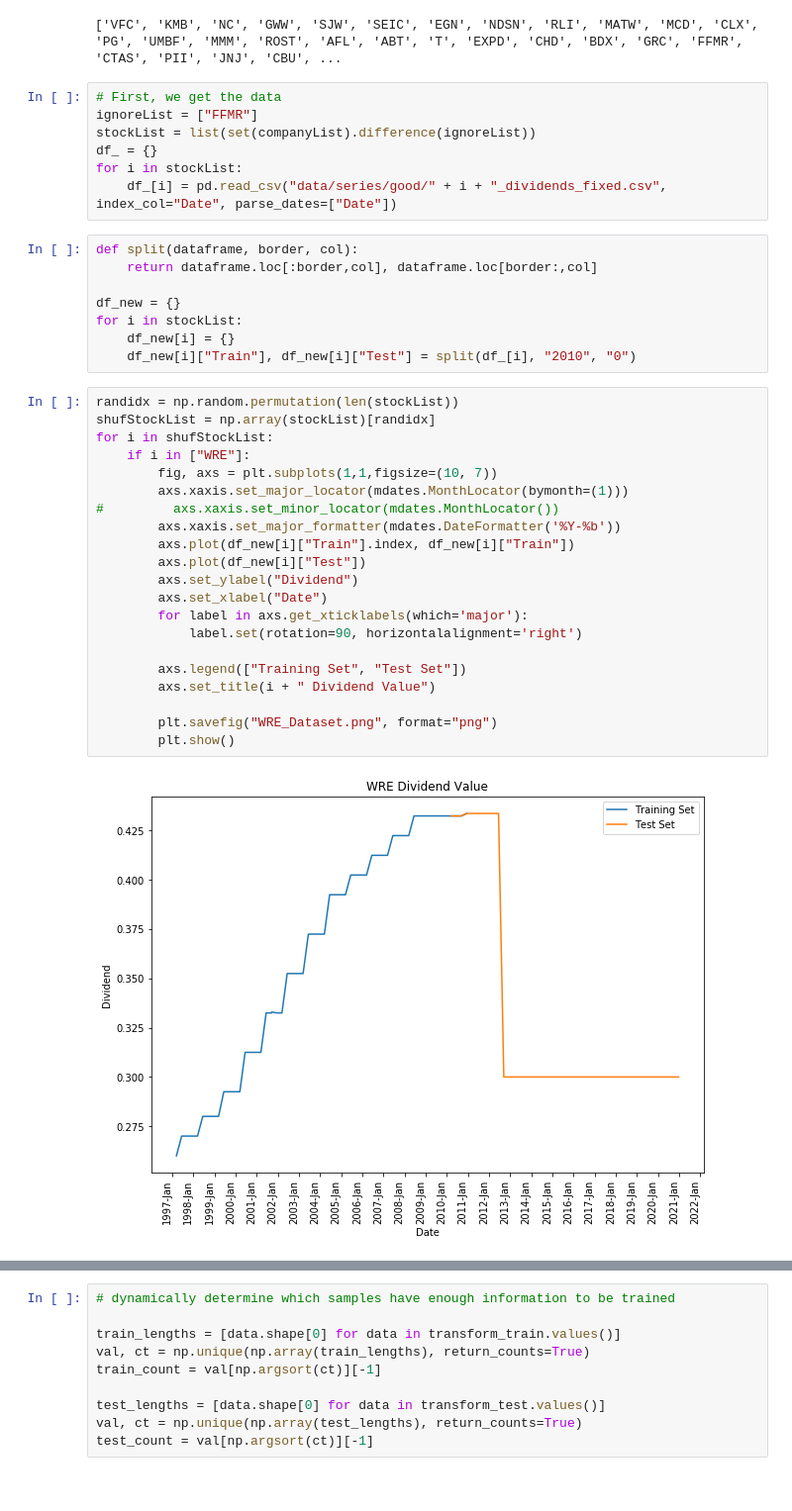
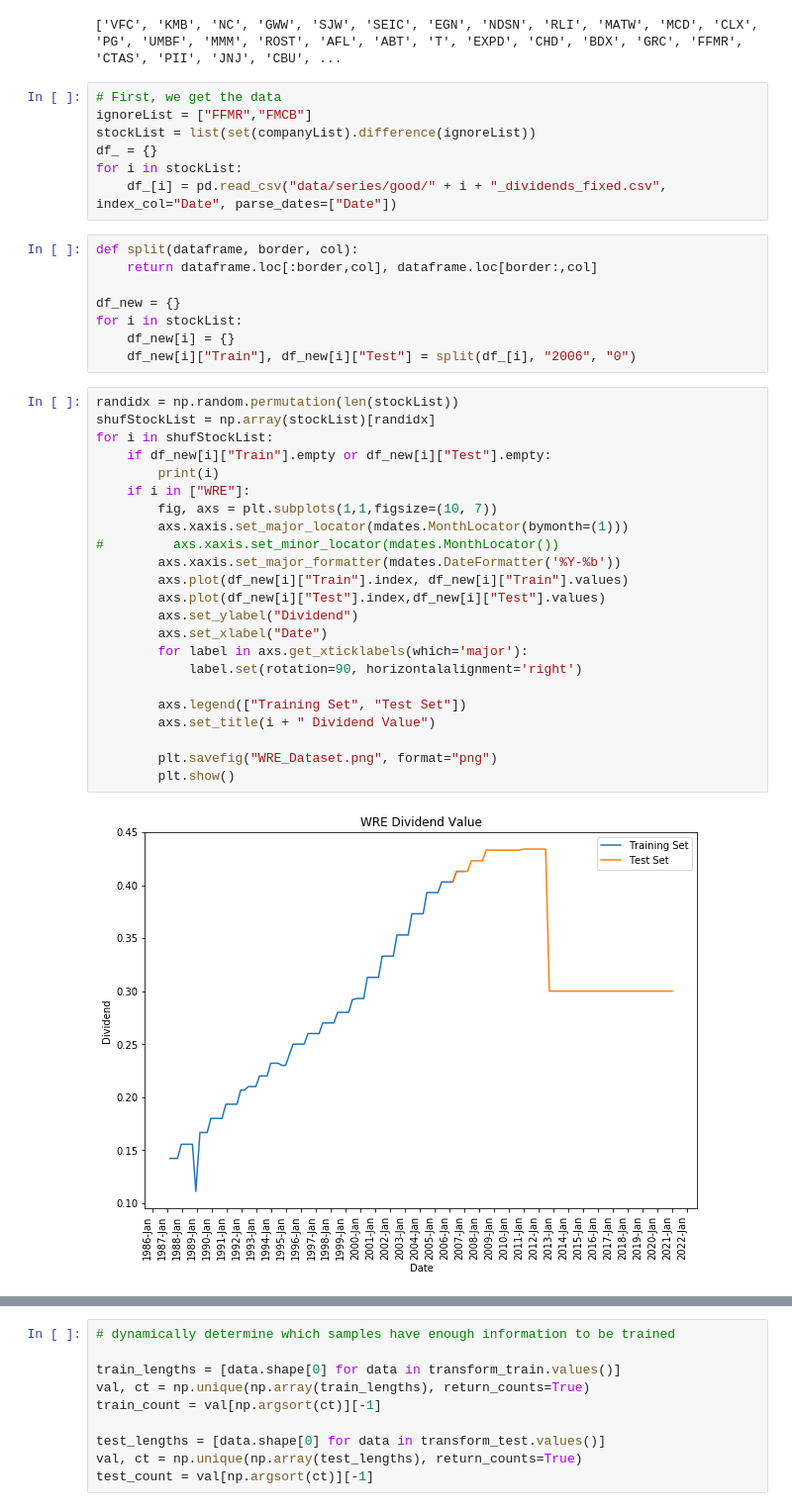
Before and after one commit to danpelis/DividendChampionPredictor, a Jupyter notebook: MLAlg1.ipynb, the cells around one changed output, grey strips where cells are left out. Shown at 99% size. Drawn from its saved outputs; the diff is of its cells as text.

```diff
--- a/MLAlg1.ipynb
+++ b/MLAlg1.ipynb
@@ -35,7 +35,7 @@ print(companyList)
 ['VFC', 'KMB', 'NC', 'GWW', 'SJW', 'SEIC', 'EGN', 'NDSN', 'RLI', 'MATW', 'MCD', 'CLX', 'PG', 'UMBF', 'MMM', 'ROST', 'AFL', 'ABT', 'T', 'EXPD', 'CHD', 'BDX', 'GRC', 'FFMR', 'CTAS', 'PII', 'JNJ', 'CBU', ...
 # %%
 # First, we get the data
-ignoreList = ["FFMR"]
+ignoreList = ["FFMR","FMCB"]
 stockList = list(set(companyList).difference(ignoreList))
 df_ = {}
 for i in stockList:
@@ -47,30 +47,32 @@ def split(dataframe, border, col):
 df_new = {}
 for i in stockList:
     df_new[i] = {}
-    df_new[i]["Train"], df_new[i]["Test"] = split(df_[i], "2010", "0")
+    df_new[i]["Train"], df_new[i]["Test"] = split(df_[i], "2006", "0")
 # %%
 randidx = np.random.permutation(len(stockList))
 shufStockList = np.array(stockList)[randidx]
 for i in shufStockList:
+    if df_new[i]["Train"].empty or df_new[i]["Test"].empty:
+        print(i)
     if i in ["WRE"]:
         fig, axs = plt.subplots(1,1,figsize=(10, 7))
         axs.xaxis.set_major_locator(mdates.MonthLocator(bymonth=(1)))
 #         axs.xaxis.set_minor_locator(mdates.MonthLocator())
         axs.xaxis.set_major_formatter(mdates.DateFormatter('%Y-%b'))
-        axs.plot(df_new[i]["Train"].index, df_new[i]["Train"])
-        axs.plot(df_new[i]["Test"])
+        axs.plot(df_new[i]["Train"].index, df_new[i]["Train"].values)
+        axs.plot(df_new[i]["Test"].index,df_new[i]["Test"].values)
         axs.set_ylabel("Dividend")
         axs.set_xlabel("Date")
         for label in axs.get_xticklabels(which='major'):
             label.set(rotation=90, horizontalalignment='right')
 
         axs.legend(["Training Set", "Test Set"])
         axs.set_title(i + " Dividend Value")
 
         plt.savefig("WRE_Dataset.png", format="png")
         plt.show()
 # %% [output]
-[figure, old version]
+[figure, new version]
 # %%
 # Scaling the training set
 transform_train = {}
```
Also changed, not shown: parts of 10 cells of this notebook, 2 other files.
